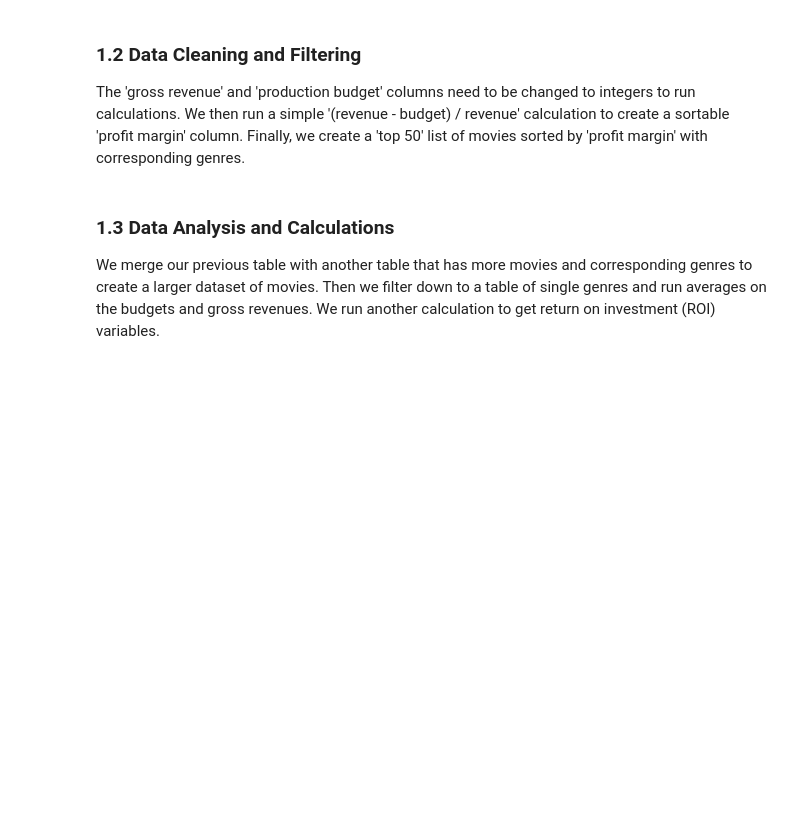
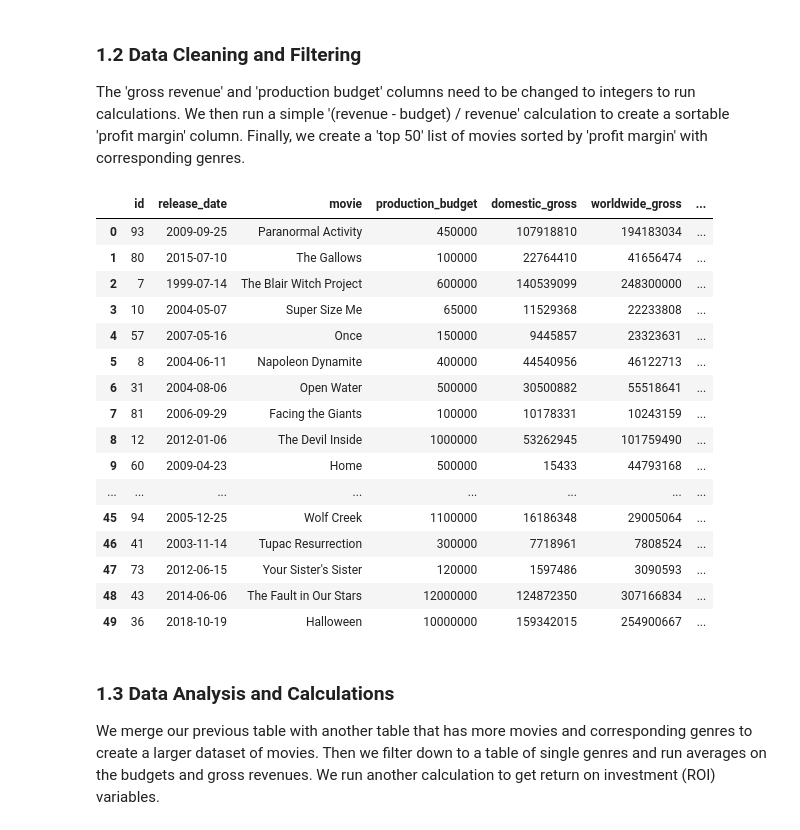
Before and after one commit to paul-lindquist/microsoft-studio-movie-analysis, a Jupyter notebook: Notebook-Paul-Edits.ipynb, the cells around one changed output. Cells and saved outputs as stored; diff of their text form; code cells hidden in the pictures; blank space fills up the shorter version.

```diff
--- a/Notebook-Paul-Edits.ipynb
+++ b/Notebook-Paul-Edits.ipynb
@@ -72,24 +72,44 @@ b_and_p = b_and_p.sort_values(by=['gross_margin_percent'], ascending=False).rese
 # %%
 # Create a Top 50 list and hardcode genre/sorted genre for each movie
 pd.options.mode.chained_assignment = None
-top_50 = b_and_p.iloc[:50]
-top_50['genre'] = ['Horror', 'Horror', 'Horror', 'Documentary', 'Musical', 'Comedy', 'Thriller',
+top_50_genres = b_and_p.iloc[:50]
+top_50_genres['genre'] = ['Horror', 'Horror', 'Horror', 'Documentary', 'Musical', 'Comedy', 'Thriller',
                     'Christian', 'Horror', 'Documentary', 'Horror', 'Comedy', 'Christian',
                     'Horror', 'Horror', 'Horror', 'Thriller', 'Christian', 'Documentary', 'Horror',
                     'Romance', 'Foreign', 'Drama', 'Horror', 'Horror', 'Foreign', 'Horror',
                     'Documentary', 'Horror', 'Documentary', 'Comedy', 'Horror', 'Foreign', 'Horror',
                     'Foreign', 'Horror', 'Horror', 'Drama', 'Horror', 'Drama', 'Horror', 'Drama',
                     'Drama', 'Horror', 'Horror', 'Horror', 'Documentary', 'Comedy', 'Drama',
                     'Horror']
 
-top_50['genre_sorted'] = ['Horror', 'Horror', 'Horror', 'Horror', 'Horror', 'Horror', 'Horror',
+top_50_genres['genre_sorted'] = ['Horror', 'Horror', 'Horror', 'Horror', 'Horror', 'Horror', 'Horror',
                           'Horror', 'Horror', 'Horror', 'Horror', 'Horror', 'Horror', 'Horror',
                           'Horror', 'Horror', 'Horror', 'Horror', 'Horror', 'Horror', 'Horror', 'Horror',
                           'Horror', 'Documentary', 'Documentary', 'Documentary', 'Documentary',
                           'Documentary', 'Documentary', 'Drama', 'Drama', 'Drama', 'Drama', 'Drama',
                           'Drama', 'Foreign', 'Foreign', 'Foreign', 'Foreign', 'Comedy', 'Comedy',
                           'Comedy', 'Comedy', 'Christian', 'Christian', 'Christian', 'Thriller',
                           'Thriller', 'Musical', 'Romance']
+
+top_50_genres
+# %% [output]
+|  | id | release_date | movie | production_budget | domestic_gross | worldwide_gross | ... |
+| 0 | 93 | 2009-09-25 | Paranormal Activity | 450000 | 107918810 | 194183034 | ... |
+| 1 | 80 | 2015-07-10 | The Gallows | 100000 | 22764410 | 41656474 | ... |
+| 2 | 7 | 1999-07-14 | The Blair Witch Project | 600000 | 140539099 | 248300000 | ... |
+| 3 | 10 | 2004-05-07 | Super Size Me | 65000 | 11529368 | 22233808 | ... |
+| 4 | 57 | 2007-05-16 | Once | 150000 | 9445857 | 23323631 | ... |
+| 5 | 8 | 2004-06-11 | Napoleon Dynamite | 400000 | 44540956 | 46122713 | ... |
+| 6 | 31 | 2004-08-06 | Open Water | 500000 | 30500882 | 55518641 | ... |
+| 7 | 81 | 2006-09-29 | Facing the Giants | 100000 | 10178331 | 10243159 | ... |
+| 8 | 12 | 2012-01-06 | The Devil Inside | 1000000 | 53262945 | 101759490 | ... |
+| 9 | 60 | 2009-04-23 | Home | 500000 | 15433 | 44793168 | ... |
+| ... | ... | ... | ... | ... | ... | ... | ... |
+| 45 | 94 | 2005-12-25 | Wolf Creek | 1100000 | 16186348 | 29005064 | ... |
+| 46 | 41 | 2003-11-14 | Tupac Resurrection | 300000 | 7718961 | 7808524 | ... |
+| 47 | 73 | 2012-06-15 | Your Sister's Sister | 120000 | 1597486 | 3090593 | ... |
+| 48 | 43 | 2014-06-06 | The Fault in Our Stars | 12000000 | 124872350 | 307166834 | ... |
+| 49 | 36 | 2018-10-19 | Halloween | 10000000 | 159342015 | 254900667 | ... |
 # %% [markdown]
 ### 1.3 Data Analysis and Calculations
 We merge our previous table with another table that has more movies and corresponding genres to create a larger dataset of movies. Then we filter down to a table of single genres and run averages on the budgets and gross revenues. We run another calculation to get return on investment (ROI) variables.
```
Also changed, not shown: parts of 3 cells of this notebook.
